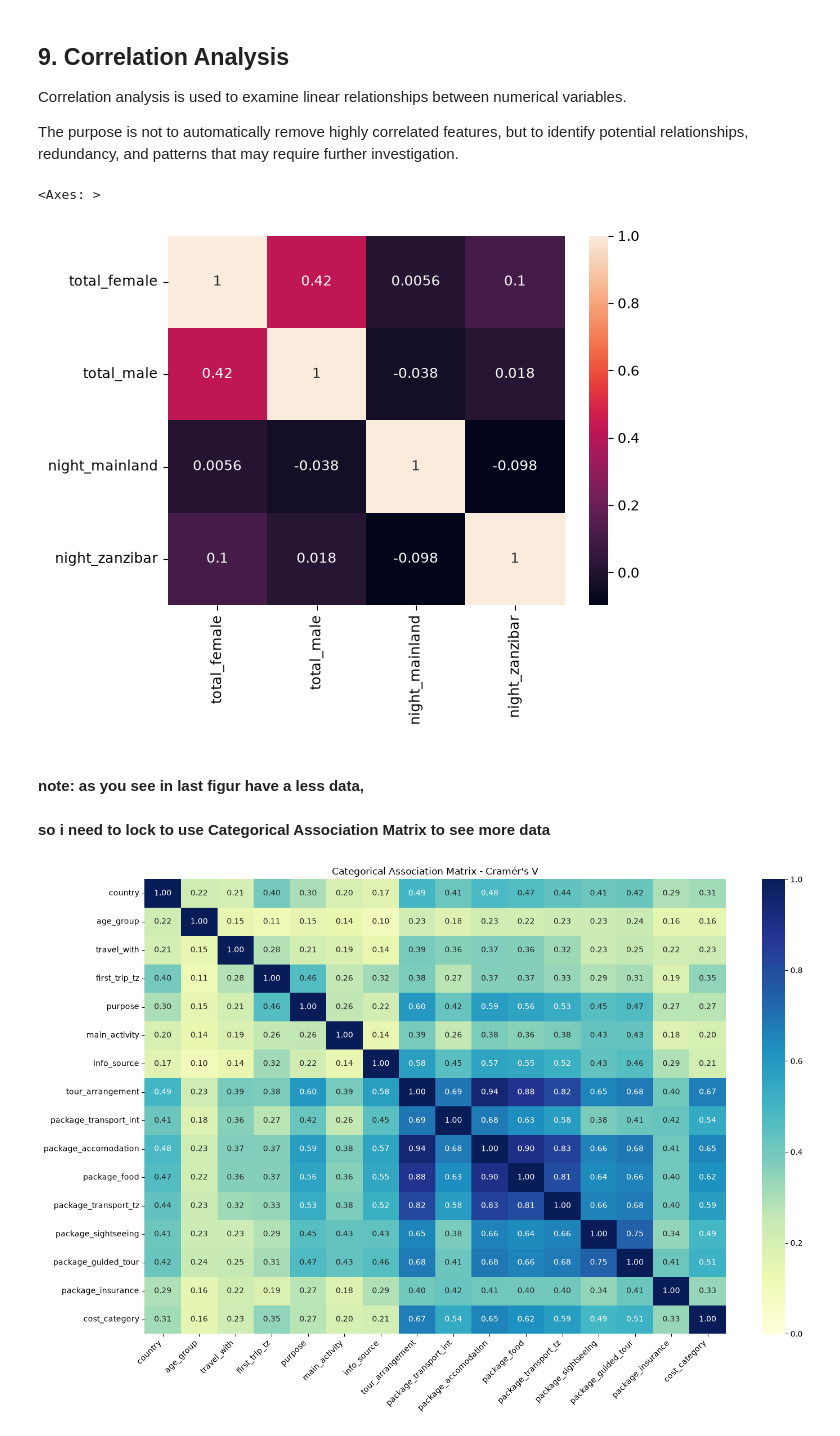
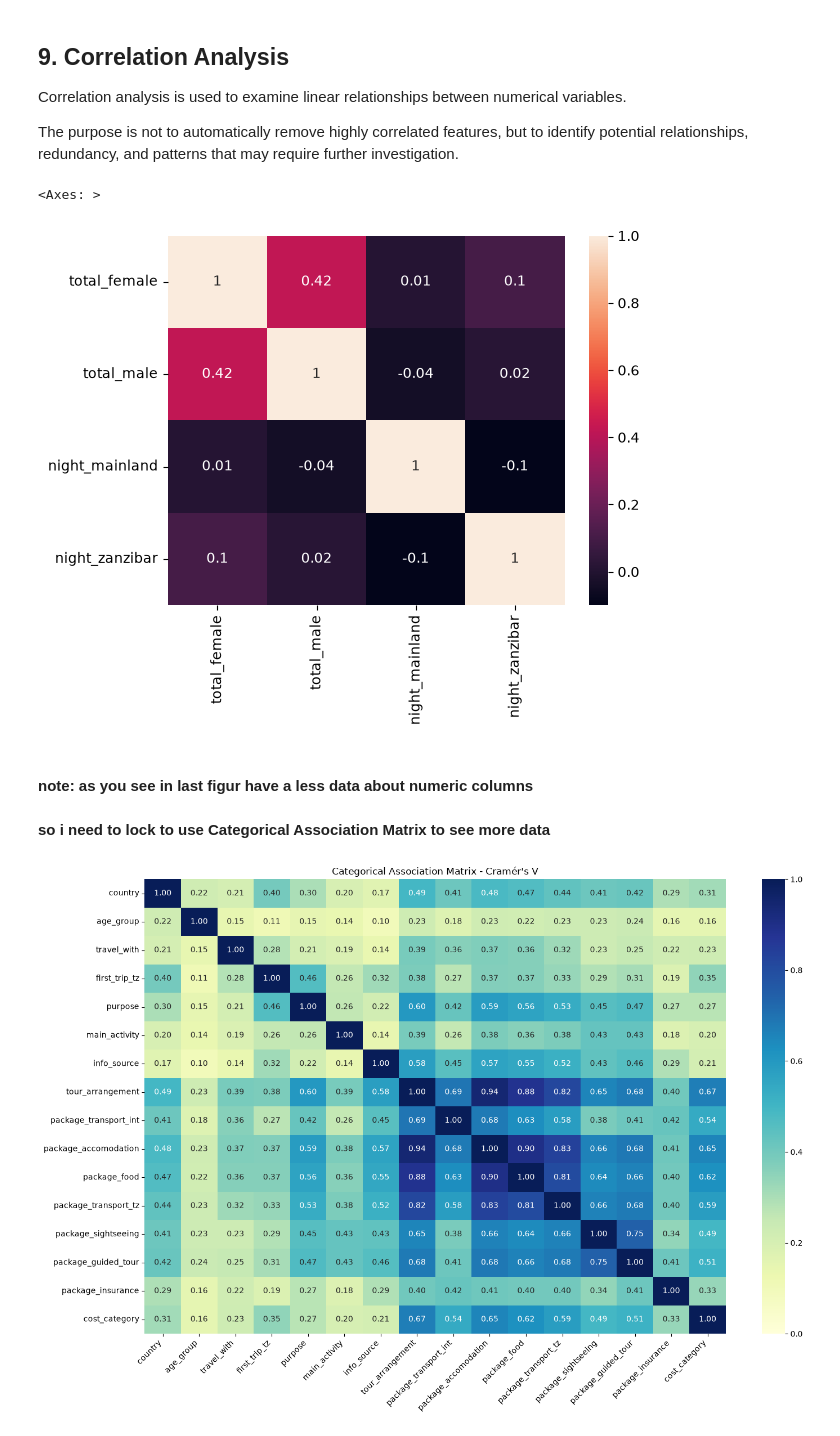
Before and after one commit to kareem0088/tanzania-tourism-classification, a Jupyter notebook: notebooks/01_statistical_eda.ipynb, the cells around one changed output. Saved outputs shown, nothing was run; the diff lists cells and outputs as text; code cells hidden in the pictures.

```diff
--- a/notebooks/01_statistical_eda.ipynb
+++ b/notebooks/01_statistical_eda.ipynb
@@ -462,12 +621,12 @@ Correlation analysis is used to examine linear relationships between numerical v
 
 The purpose is not to automatically remove highly correlated features, but to identify potential relationships, redundancy, and patterns that may require further investigation.
 # %%
-sns.heatmap(df[NUMERIC_FEATURES].corr(),annot=True)
+sns.heatmap(df[NUMERIC_COLS].corr().round(2),annot=True)
 # %% [output]
 <Axes: >
-[figure, old version]
+[figure, new version]
 # %% [markdown]
-#### note: as you see in last figur have a less data,
+#### note: as you see in last figur have a less data about numeric columns
 #### so i need to lock to use Categorical Association Matrix to see more data
 # %%
 
```
Also changed, not shown: parts of 21 cells of this notebook.
